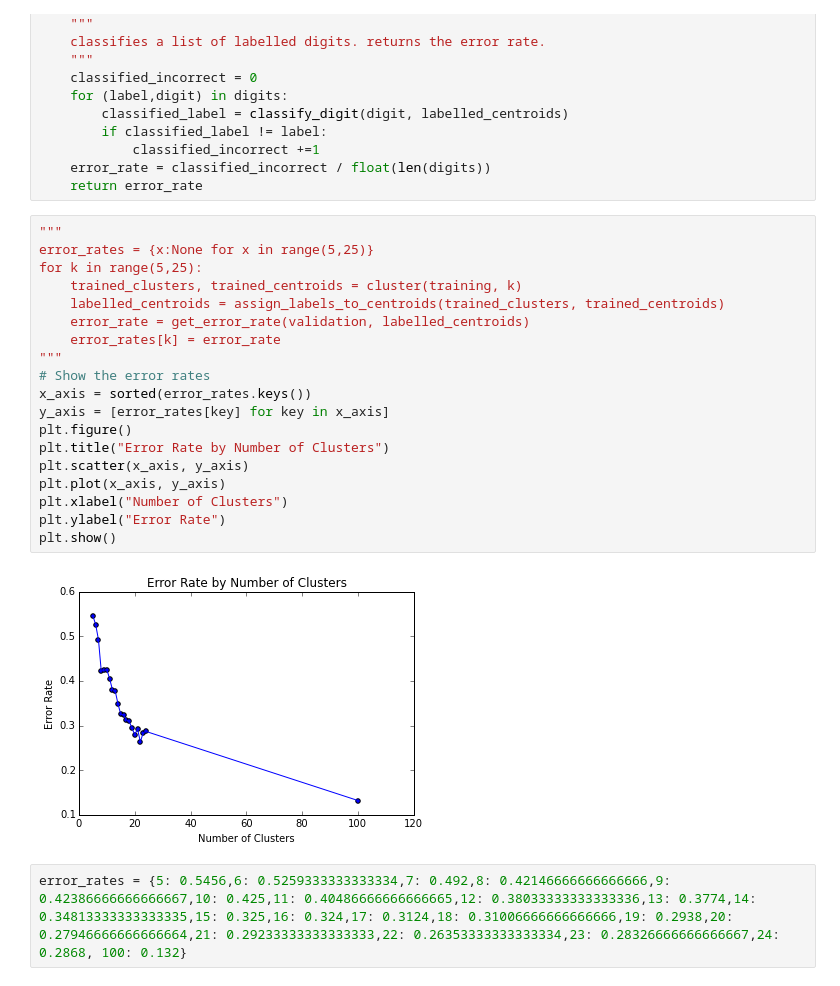
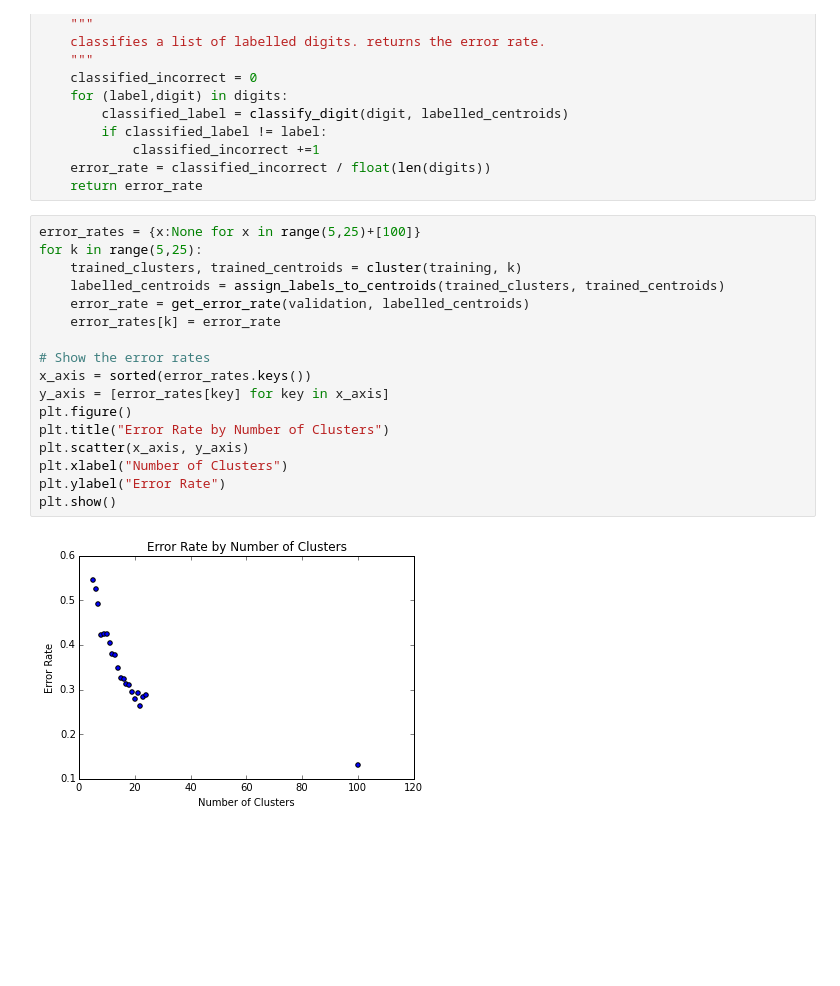
Before and after one commit to Datamine/MNIST-K-Means-Clustering, a Jupyter notebook: Kmeans.ipynb, the cells around one changed output. Cells and saved outputs as stored; diff of their text form; blank space fills up the shorter version.

```diff
--- a/Kmeans.ipynb
+++ b/Kmeans.ipynb
@@ -180,25 +180,21 @@ def get_error_rate(digits,labelled_centroids):
     error_rate = classified_incorrect / float(len(digits))
     return error_rate
 # %%
-"""
-error_rates = {x:None for x in range(5,25)}
+error_rates = {x:None for x in range(5,25)+[100]}
 for k in range(5,25):
     trained_clusters, trained_centroids = cluster(training, k)
     labelled_centroids = assign_labels_to_centroids(trained_clusters, trained_centroids)
     error_rate = get_error_rate(validation, labelled_centroids)
     error_rates[k] = error_rate
-"""
+
 # Show the error rates
 x_axis = sorted(error_rates.keys())
 y_axis = [error_rates[key] for key in x_axis]
 plt.figure()
 plt.title("Error Rate by Number of Clusters")
 plt.scatter(x_axis, y_axis)
-plt.plot(x_axis, y_axis)
 plt.xlabel("Number of Clusters")
 plt.ylabel("Error Rate")
 plt.show()
 # %% [output]
-[figure, old version]
+[figure, new version]
-# %%
-error_rates = {5: 0.5456,6: 0.5259333333333334,7: 0.492,8: 0.42146666666666666,9: 0.42386666666666667,10: 0.425,11: 0.40486666666666665,12: 0.38033333333333336,13: 0.3774,14: 0.34813333333333335,15: 0.325,16: 0.324,17: 0.3124,18: 0.31006666666666666,19: 0.2938,20: 0.27946666666666664,21: 0.29233333333333333,22: 0.26353333333333334,23: 0.28326666666666667,24: 0.2868, 100: 0.132}
```
Also changed, not shown: parts of 3 cells of this notebook.
